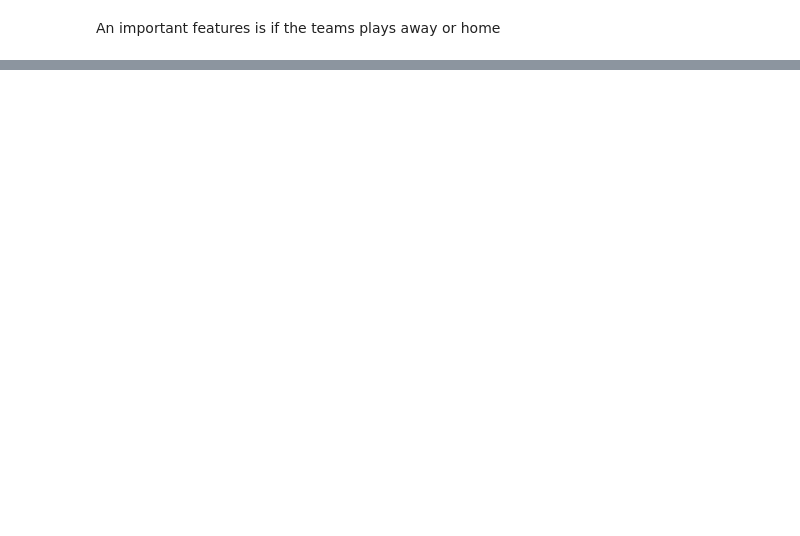
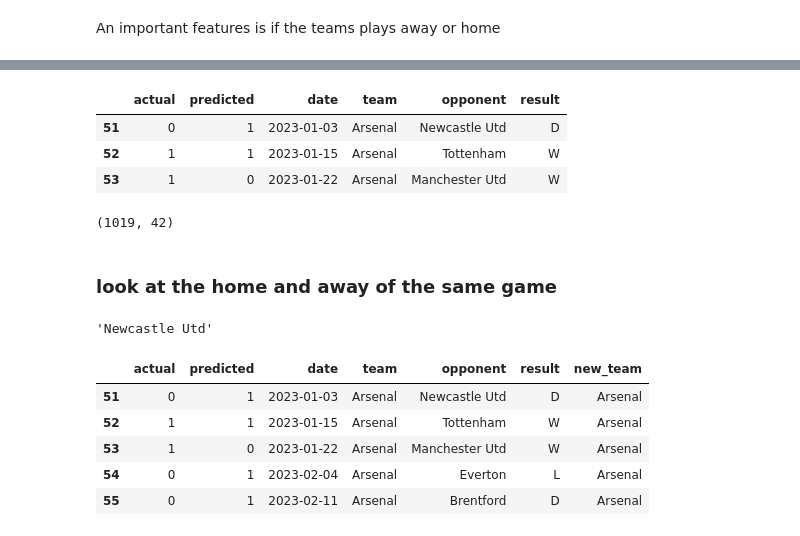
Before and after one commit to longtongster/soccer-project, a Jupyter notebook: 02. ML to predict Match Winners with ML.ipynb, the cells around one changed output, grey strips where cells are left out. Saved outputs shown, nothing was run; the diff lists cells and outputs as text; code cells hidden in the pictures; blank space fills up the shorter version.

Commit message:
improved gitignore and big improvements in ML prediction part of the project

```diff
--- a/02. ML to predict Match Winners with ML.ipynb
+++ b/02. ML to predict Match Winners with ML.ipynb
@@ -179,0 +355,2 @@ rf = RandomForestClassifier(n_estimators=50, min_samples_split=10, random_state=
+# %%
+combined, precision = make_predictions(matches_rolling, predictors + new_cols)
@@ -179,0 +381,8 @@ rf = RandomForestClassifier(n_estimators=50, min_samples_split=10, random_state=
+# %%
+combined = combined.merge(matches_rolling[["date","team", "opponent","result"]], left_index=True, right_index=True)
+combined.head(3)
+# %% [output]
+|  | actual | predicted | date | team | opponent | result |
+| 51 | 0 | 1 | 2023-01-03 | Arsenal | Newcastle Utd | D |
+| 52 | 1 | 1 | 2023-01-15 | Arsenal | Tottenham | W |
+| 53 | 1 | 0 | 2023-01-22 | Arsenal | Manchester Utd | W |
@@ -179,0 +391,6 @@ rf = RandomForestClassifier(n_estimators=50, min_samples_split=10, random_state=
+# %%
+train.shape
+# %% [output]
+(1019, 42)
+# %% [markdown]
+### look at the home and away of the same game
@@ -179,0 +412,4 @@ rf = RandomForestClassifier(n_estimators=50, min_samples_split=10, random_state=
+# %%
+mapping["Newcastle United"]
+# %% [output]
+'Newcastle Utd'
@@ -179,0 +418,9 @@ rf = RandomForestClassifier(n_estimators=50, min_samples_split=10, random_state=
+# %%
+combined.head()
+# %% [output]
+|  | actual | predicted | date | team | opponent | result | new_team |
+| 51 | 0 | 1 | 2023-01-03 | Arsenal | Newcastle Utd | D | Arsenal |
+| 52 | 1 | 1 | 2023-01-15 | Arsenal | Tottenham | W | Arsenal |
+| 53 | 1 | 0 | 2023-01-22 | Arsenal | Manchester Utd | W | Arsenal |
+| 54 | 0 | 1 | 2023-02-04 | Arsenal | Everton | L | Arsenal |
+| 55 | 0 | 1 | 2023-02-11 | Arsenal | Brentford | D | Arsenal |
```
Also changed, not shown: parts of 48 cells of this notebook, 4 other files.
